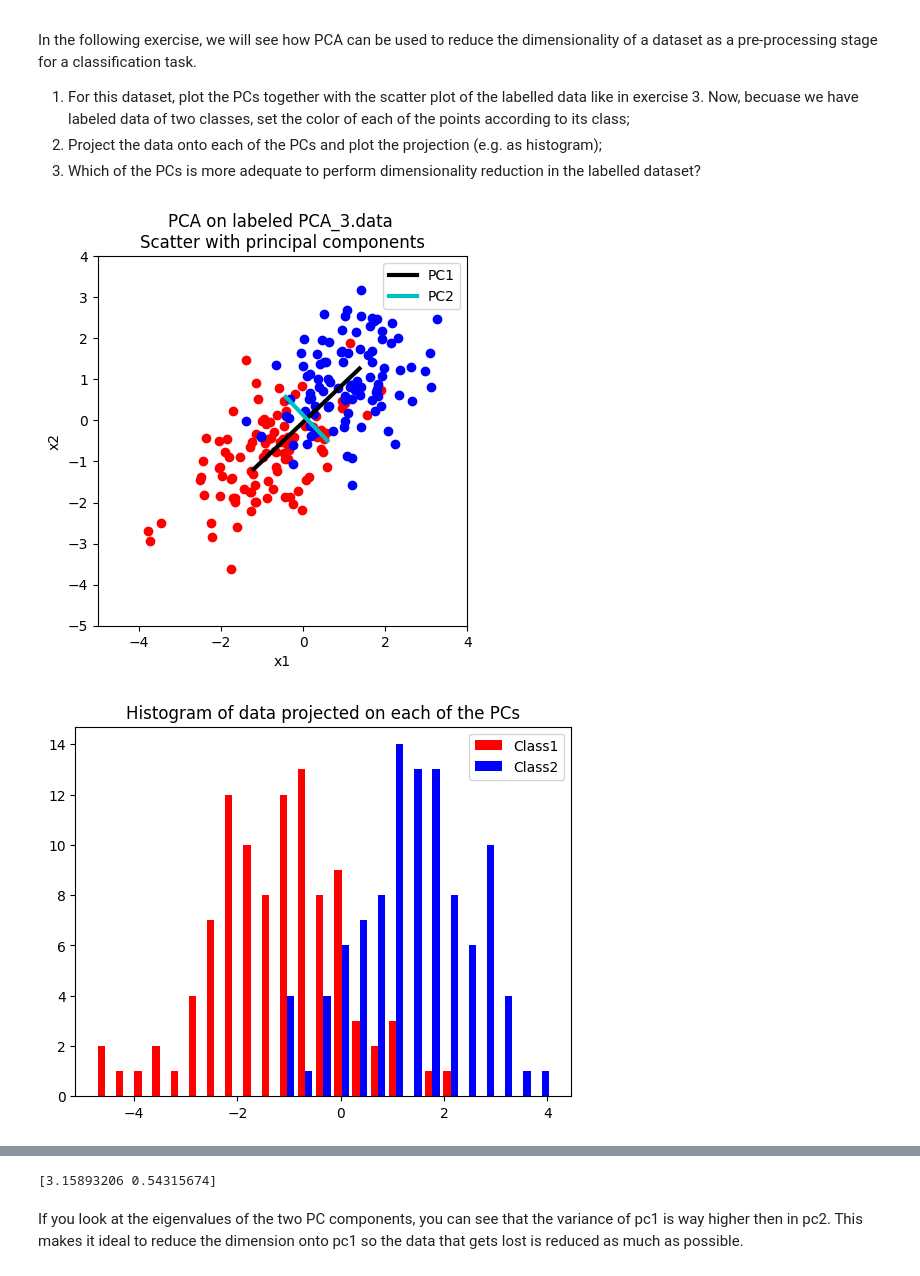
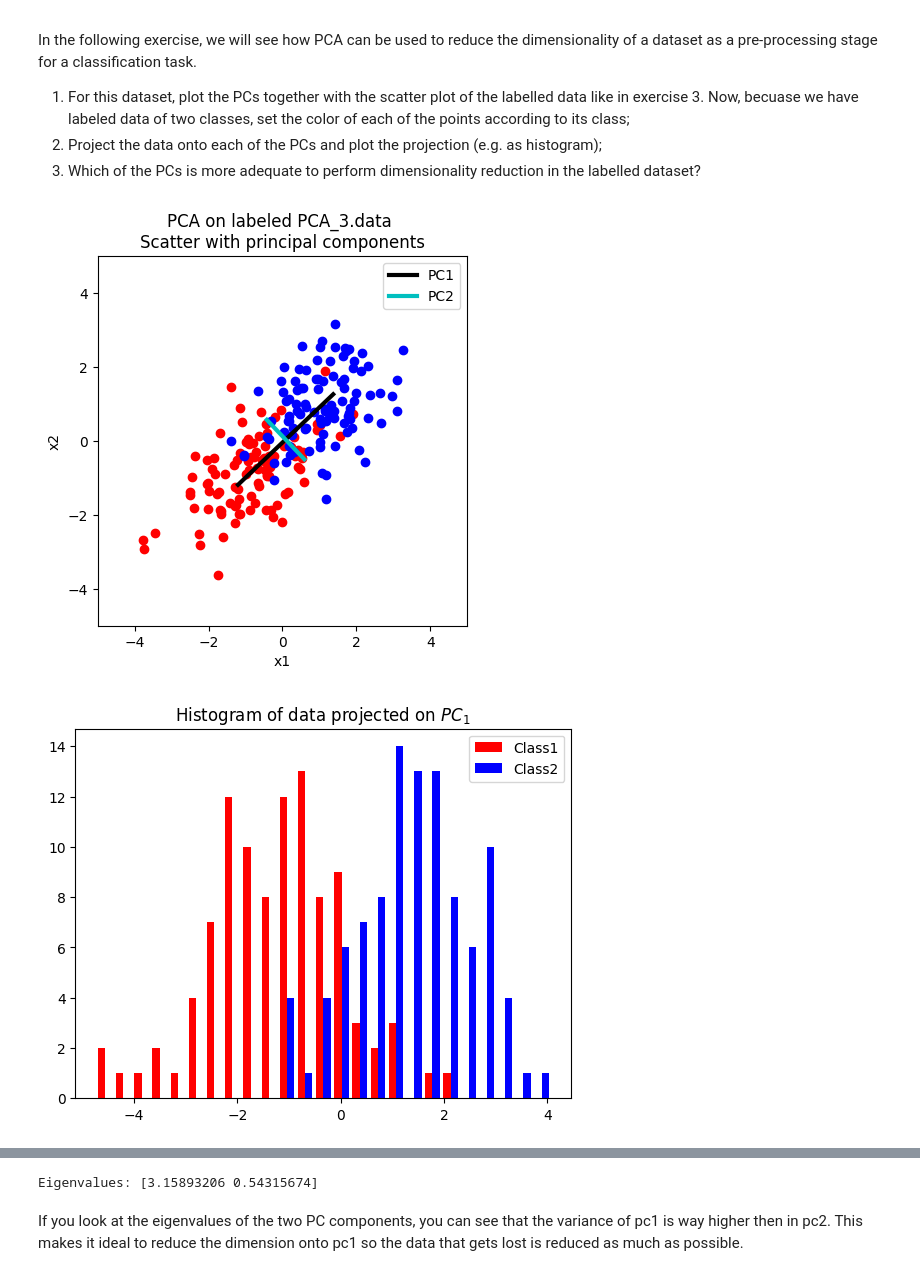
Before and after one commit to pschristodoulou/BCI_course, a Jupyter notebook: Assignments/Assignment3/assignment_03_pca.ipynb, the cells around one changed output, grey strips where cells are left out. Cells and saved outputs as stored; diff of their text form; code cells hidden in the pictures.

```diff
--- a/Assignments/Assignment3/assignment_03_pca.ipynb
+++ b/Assignments/Assignment3/assignment_03_pca.ipynb
@@ -134,37 +155,41 @@ N_samples = X.shape[0]
 cov = np.cov(X.T, bias=False)
 eigenvalues, eigenvectors = np.linalg.eig(cov)
 order = np.argsort(eigenvalues)[::-1]
 eigenvalues = eigenvalues[order]
 eigenvectors = eigenvectors[:, order]
 
 pc1 = eigenvectors[:, 0] * np.sqrt(eigenvalues[0])
 pc2 = eigenvectors[:, 1] * np.sqrt(eigenvalues[1])
 
 plt.figure()
 plt.scatter(X[y==0,0,], X[y==0,1,], color="red")
 plt.scatter(X[y==1,0,], X[y==1,1,], color="blue")
 mean = X.mean(axis=0)
 plt.plot([mean[0]-pc1[0], mean[0]+pc1[0]], [mean[1]-pc1[1], mean[1]+pc1[1]], linewidth=3, label="PC1", color="k")
 plt.plot([mean[0]-pc2[0], mean[0]+pc2[0]], [mean[1]-pc2[1], mean[1]+pc2[1]], linewidth=3, label="PC2", color="c")
 plt.gca().set_aspect('equal', 'box')
-plt.xlim([-5,4])
-plt.ylim([-5,4])
+plt.xlim([-5,5])
+plt.ylim([-5,5])
 plt.legend()
 plt.title("PCA on labeled PCA_3.data \nScatter with principal components")
 plt.xlabel("x1")
 plt.ylabel("x2")
 plt.show()
 
 # Project the data onto each of the PCs and plot the projection
 projected_pc1 = X @ eigenvectors[:,0]
 projected_pc2 = X @ eigenvectors[:,1]
 
-plt.hist([projected_pc1 [y==0], projected_pc1[y==1]], bins=25, color=["red", "blue"], label=["Class1", "Class2"])
-plt.title("Histogram of data projected on each of the PCs")
+plt.hist([projected_pc1[y==0], projected_pc1[y==1]], bins=25, color=["red", "blue"], label=["Class1", "Class2"])
+plt.title("Histogram of data projected on $PC_1$")
 plt.legend()
 plt.show()
 
-print(eigenvalues)
+plt.hist([projected_pc2[y==0], projected_pc2[y==1]], bins=25, color=["red", "blue"], label=["Class1", "Class2"])
+plt.title("Histogram of data projected on $PC_2$")
+plt.legend()
+plt.show()
+print('Eigenvalues:', eigenvalues)
 # %% [output]
-[figure, old version]
+[figure, new version]
-[figure, old version]
+[figure, new version]
@@ -171,4 +197,4 @@ print(eigenvalues)
-[3.15893206 0.54315674]
+Eigenvalues: [3.15893206 0.54315674]
 # %% [markdown]
 If you look at the eigenvalues of the two PC components, you can see that the variance of pc1 is way higher then in pc2. This makes it ideal to reduce the dimension onto pc1 so the data that gets lost is reduced as much as possible.
 # %% [markdown]
```
Also changed, not shown: parts of 11 cells of this notebook, 19 other files.
